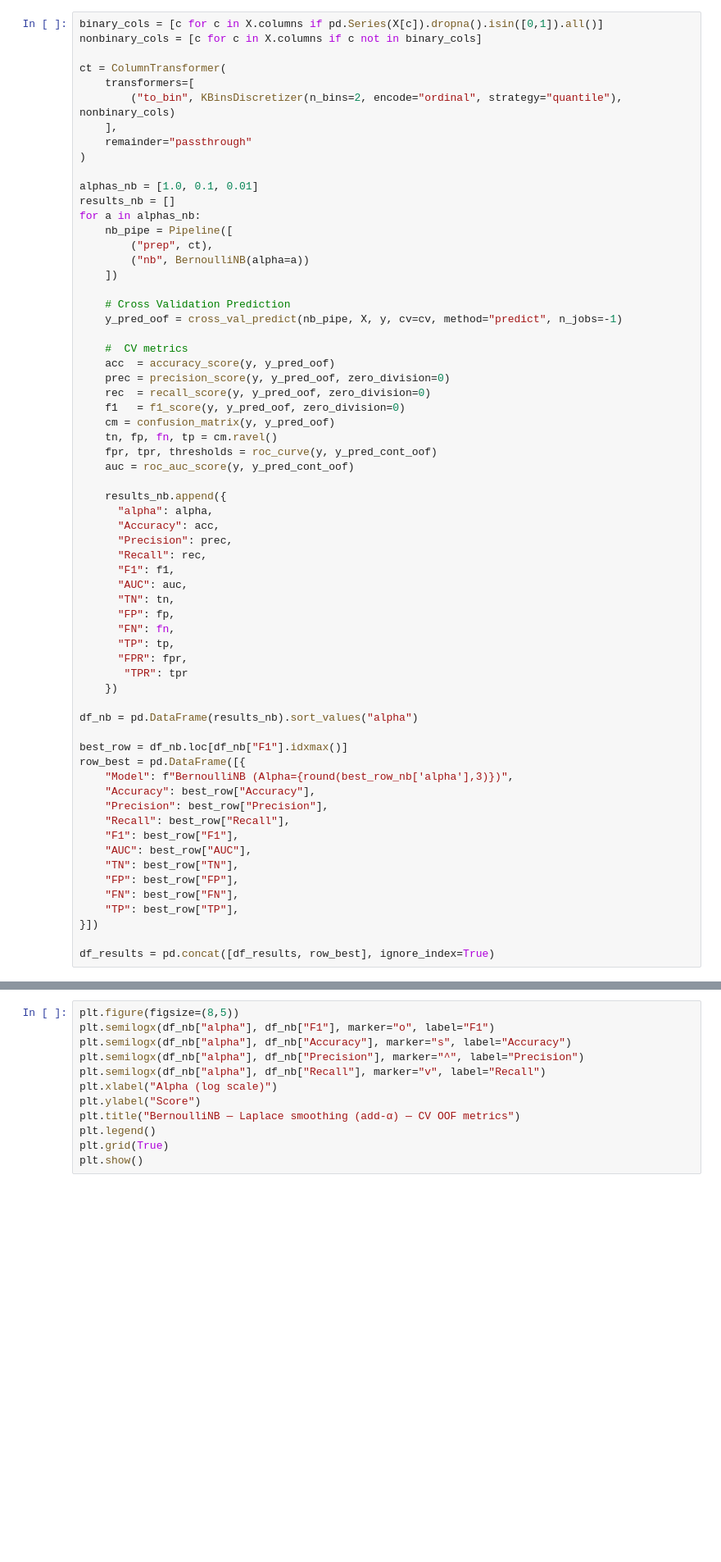
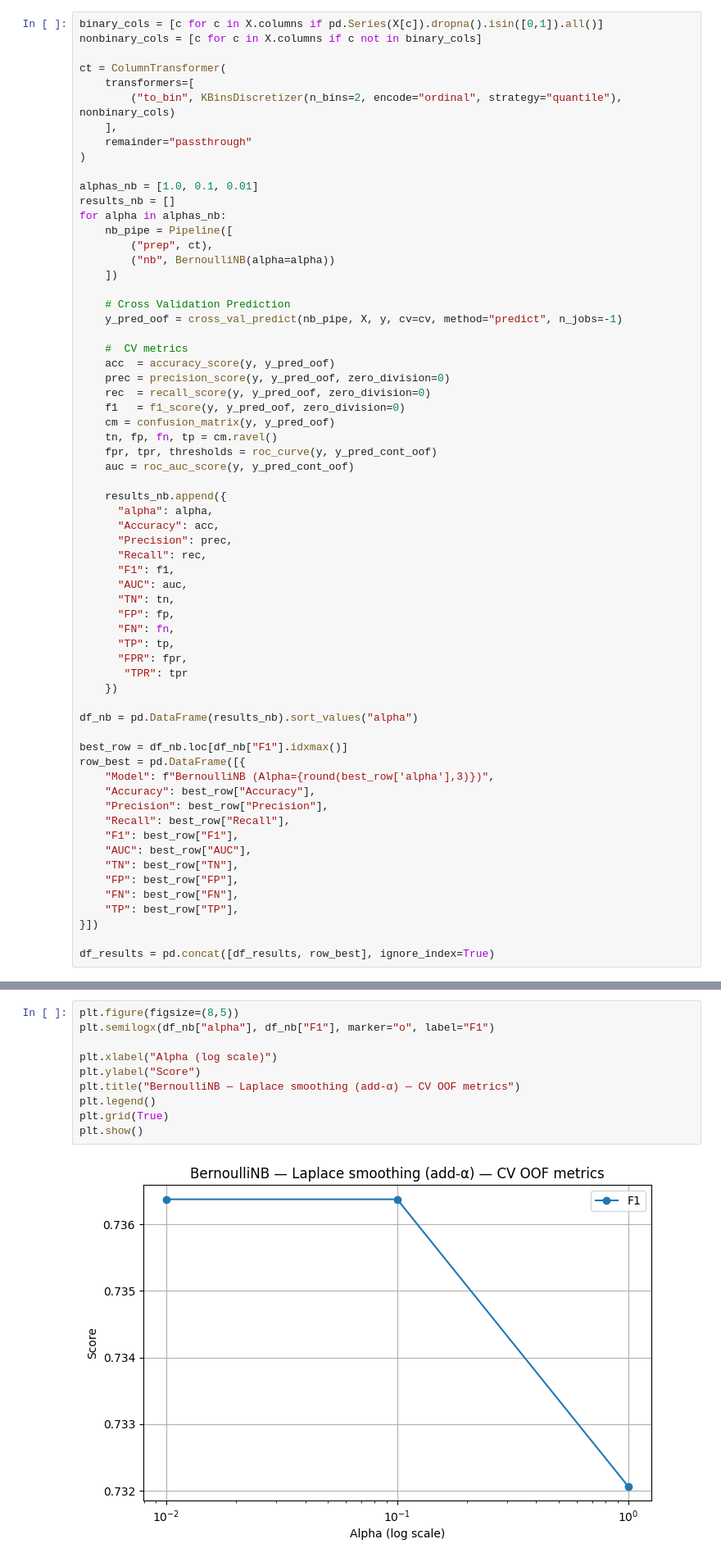
Before and after one commit to fede-giorgi/Transformer_is_All_You_Need, a Jupyter notebook: project.ipynb, the cells around one changed output, grey strips where cells are left out. Shown at 82% size. Saved outputs shown, nothing was run; the diff lists cells and outputs as text; blank space fills up the shorter version.

```diff
--- a/project.ipynb
+++ b/project.ipynb
@@ -1191,10 +1302,10 @@ ct = ColumnTransformer(
 
 alphas_nb = [1.0, 0.1, 0.01]
 results_nb = []
-for a in alphas_nb:
+for alpha in alphas_nb:
     nb_pipe = Pipeline([
         ("prep", ct),
-        ("nb", BernoulliNB(alpha=a))
+        ("nb", BernoulliNB(alpha=alpha))
     ])
 
     # Cross Validation Prediction
@@ -1229,7 +1340,7 @@ df_nb = pd.DataFrame(results_nb).sort_values("alpha")
 
 best_row = df_nb.loc[df_nb["F1"].idxmax()]
 row_best = pd.DataFrame([{
-    "Model": f"BernoulliNB (Alpha={round(best_row_nb['alpha'],3)})",
+    "Model": f"BernoulliNB (Alpha={round(best_row['alpha'],3)})",
     "Accuracy": best_row["Accuracy"],
     "Precision": best_row["Precision"],
     "Recall": best_row["Recall"],
@@ -1437,12 +1506,12 @@ plt.show()
 # %%
 plt.figure(figsize=(8,5))
 plt.semilogx(df_nb["alpha"], df_nb["F1"], marker="o", label="F1")
-plt.semilogx(df_nb["alpha"], df_nb["Accuracy"], marker="s", label="Accuracy")
-plt.semilogx(df_nb["alpha"], df_nb["Precision"], marker="^", label="Precision")
-plt.semilogx(df_nb["alpha"], df_nb["Recall"], marker="v", label="Recall")
+
 plt.xlabel("Alpha (log scale)")
 plt.ylabel("Score")
 plt.title("BernoulliNB — Laplace smoothing (add-α) — CV OOF metrics")
 plt.legend()
 plt.grid(True)
 plt.show()
+# %% [output]
+[figure, added]
```
Also changed, not shown: parts of 46 cells of this notebook.
